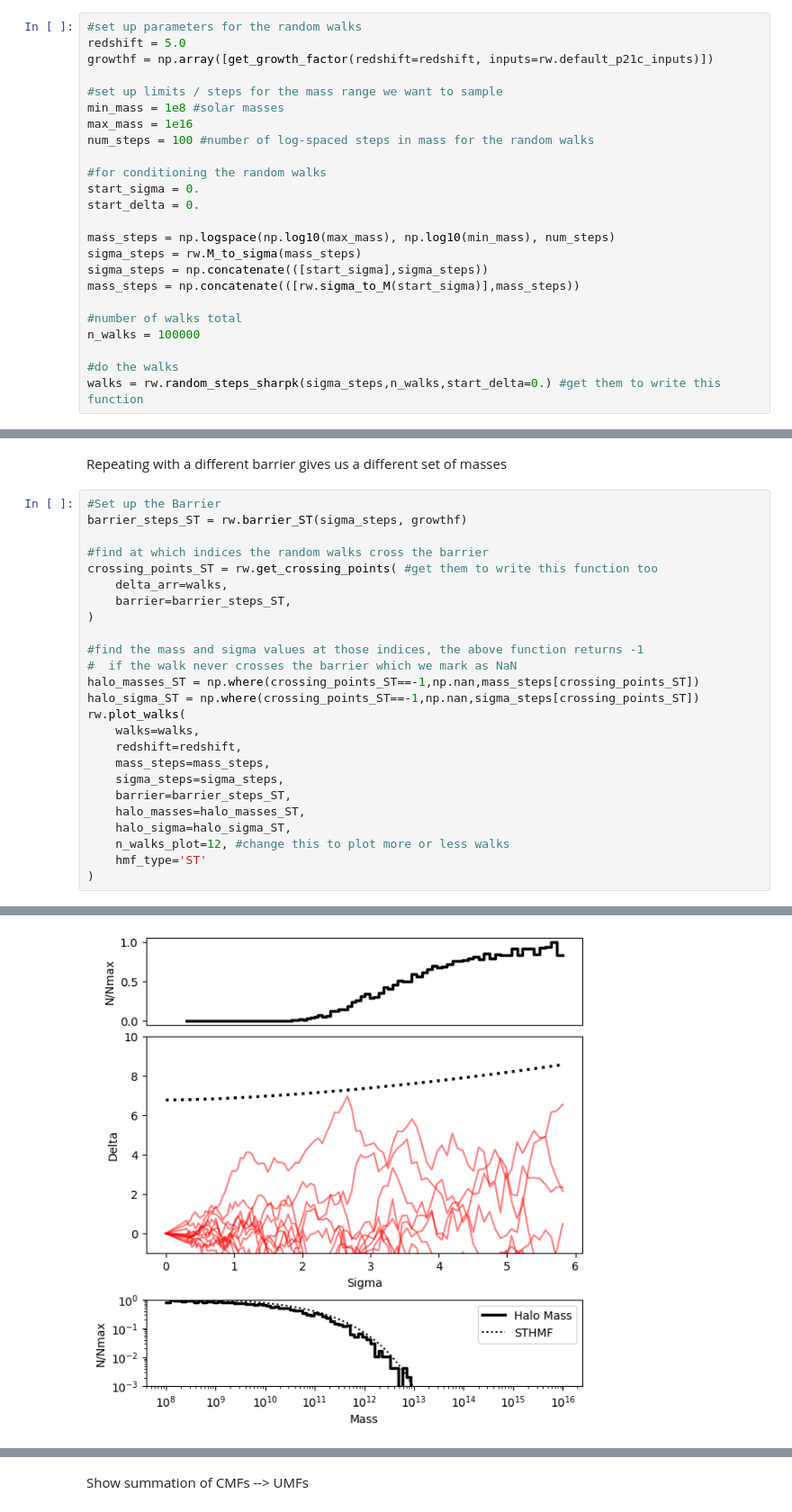
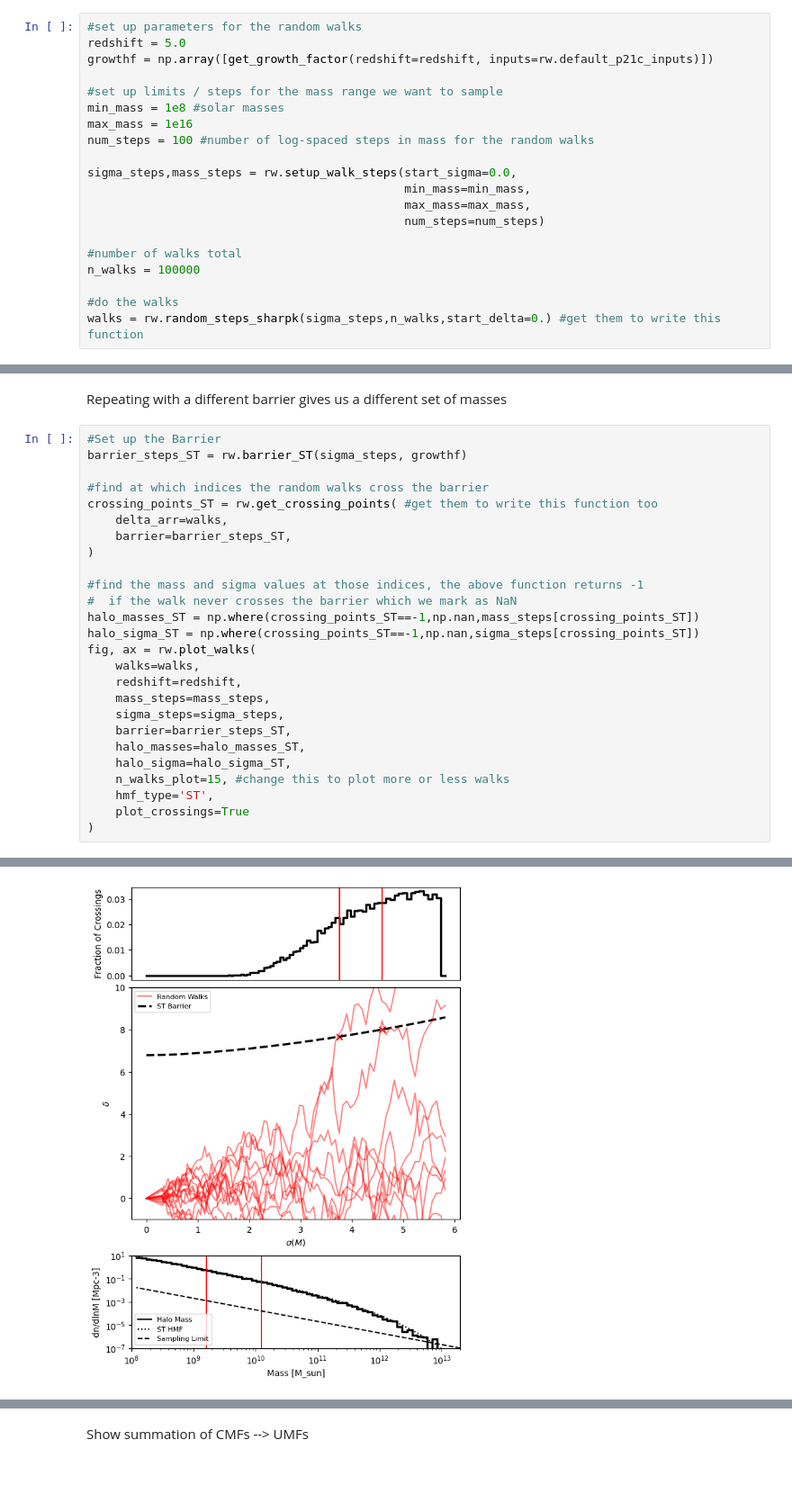
Before and after one commit to 21cmfast/Structure-Formation, a Jupyter notebook: tutorials/03-halos.ipynb, the cells around one changed output, grey strips where cells are left out. Shown at 90% size. Drawn from its saved outputs; the diff is of its cells as text; blank space fills up the shorter version.

```diff
--- a/tutorials/03-halos.ipynb
+++ b/tutorials/03-halos.ipynb
@@ -21,14 +23,10 @@ min_mass = 1e8 #solar masses
 max_mass = 1e16
 num_steps = 100 #number of log-spaced steps in mass for the random walks
 
-#for conditioning the random walks
-start_sigma = 0.
-start_delta = 0.
-
-mass_steps = np.logspace(np.log10(max_mass), np.log10(min_mass), num_steps)
-sigma_steps = rw.M_to_sigma(mass_steps)
-sigma_steps = np.concatenate(([start_sigma],sigma_steps))
-mass_steps = np.concatenate(([rw.sigma_to_M(start_sigma)],mass_steps))
+sigma_steps,mass_steps = rw.setup_walk_steps(start_sigma=0.0,
+                                             min_mass=min_mass,
+                                             max_mass=max_mass,
+                                             num_steps=num_steps)
 
 #number of walks total
 n_walks = 100000
@@ -104,7 +105,7 @@ crossing_points_ST = rw.get_crossing_points( #get them to write this function to
 #  if the walk never crosses the barrier which we mark as NaN
 halo_masses_ST = np.where(crossing_points_ST==-1,np.nan,mass_steps[crossing_points_ST])
 halo_sigma_ST = np.where(crossing_points_ST==-1,np.nan,sigma_steps[crossing_points_ST])
-rw.plot_walks(
+fig, ax = rw.plot_walks(
     walks=walks,
     redshift=redshift,
     mass_steps=mass_steps,
@@ -112,7 +113,8 @@ rw.plot_walks(
     barrier=barrier_steps_ST,
     halo_masses=halo_masses_ST,
     halo_sigma=halo_sigma_ST,
-    n_walks_plot=12, #change this to plot more or less walks
-    hmf_type='ST'
+    n_walks_plot=15, #change this to plot more or less walks
+    hmf_type='ST',
+    plot_crossings=True
 )
 # %% [output]
@@ -122,3 +121,3 @@ rw.plot_walks(
-[figure, old version]
+[figure, new version]
 # %% [markdown]
 ### Conditioning
```
Also changed, not shown: parts of 10 cells of this notebook, 1 other file.
